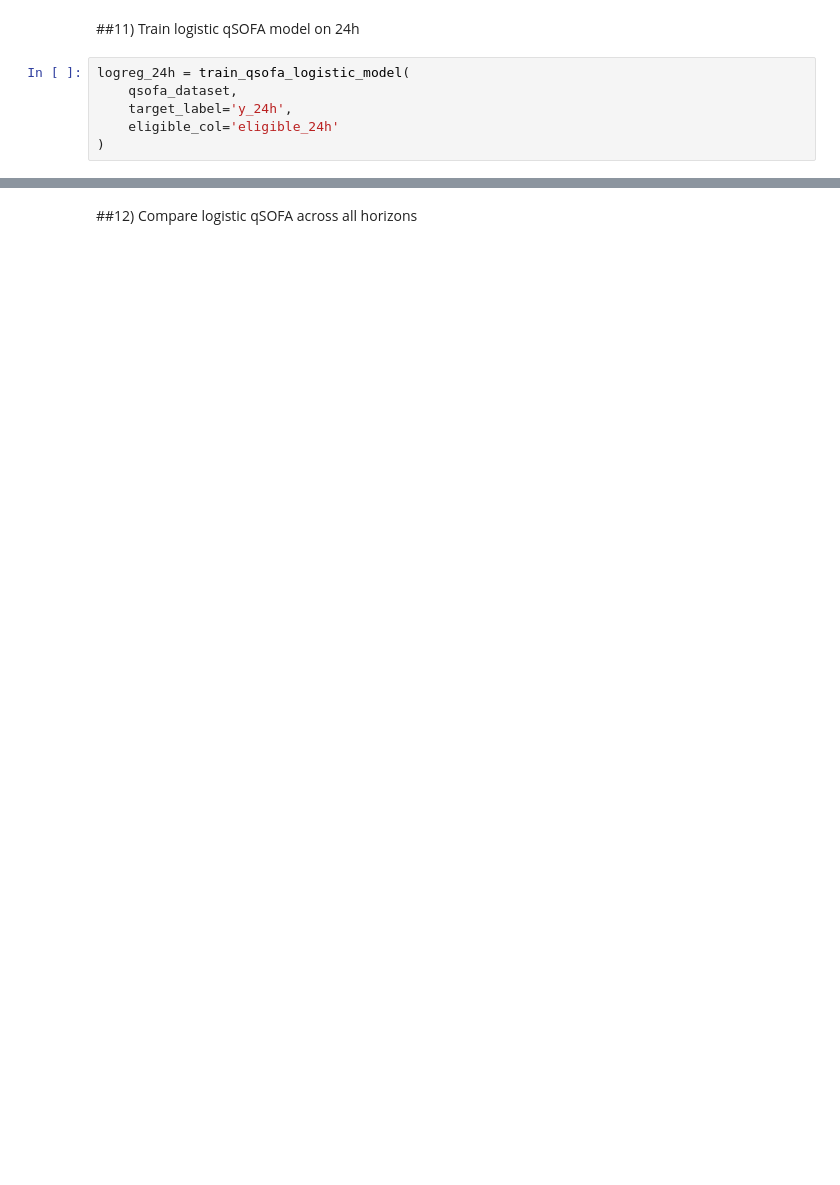
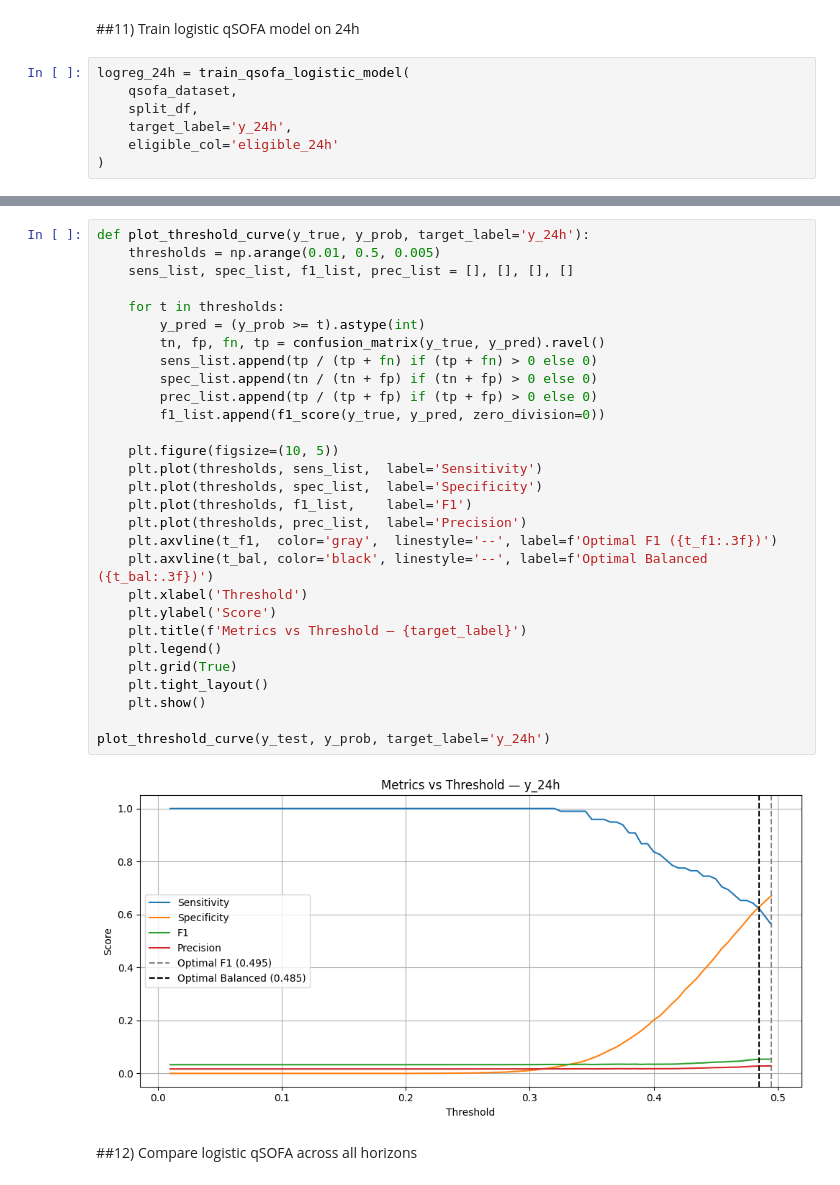
Before and after one commit to hamdikhasawneh/AI-sepsis, a Jupyter notebook: notebooks/03_qsofa_baseline_models.ipynb, the cells around one changed output, grey strips where cells are left out. Cells and saved outputs as stored; diff of their text form; blank space fills up the shorter version.

```diff
--- a/notebooks/03_qsofa_baseline_models.ipynb
+++ b/notebooks/03_qsofa_baseline_models.ipynb
@@ -413,6 +702,7 @@ def train_qsofa_logistic_model(qsofa_dataset, target_label='y_24h', eligible_col
 # %%
 logreg_24h = train_qsofa_logistic_model(
     qsofa_dataset,
+    split_df,
     target_label='y_24h',
     eligible_col='eligible_24h'
 )
@@ -419,3 +807,34 @@ logreg_24h = train_qsofa_logistic_model(
+# %%
+def plot_threshold_curve(y_true, y_prob, target_label='y_24h'):
+    thresholds = np.arange(0.01, 0.5, 0.005)
+    sens_list, spec_list, f1_list, prec_list = [], [], [], []
+
+    for t in thresholds:
+        y_pred = (y_prob >= t).astype(int)
+        tn, fp, fn, tp = confusion_matrix(y_true, y_pred).ravel()
+        sens_list.append(tp / (tp + fn) if (tp + fn) > 0 else 0)
+        spec_list.append(tn / (tn + fp) if (tn + fp) > 0 else 0)
+        prec_list.append(tp / (tp + fp) if (tp + fp) > 0 else 0)
+        f1_list.append(f1_score(y_true, y_pred, zero_division=0))
+
+    plt.figure(figsize=(10, 5))
+    plt.plot(thresholds, sens_list,  label='Sensitivity')
+    plt.plot(thresholds, spec_list,  label='Specificity')
+    plt.plot(thresholds, f1_list,    label='F1')
+    plt.plot(thresholds, prec_list,  label='Precision')
+    plt.axvline(t_f1,  color='gray',  linestyle='--', label=f'Optimal F1 ({t_f1:.3f})')
+    plt.axvline(t_bal, color='black', linestyle='--', label=f'Optimal Balanced ({t_bal:.3f})')
+    plt.xlabel('Threshold')
+    plt.ylabel('Score')
+    plt.title(f'Metrics vs Threshold — {target_label}')
+    plt.legend()
+    plt.grid(True)
+    plt.tight_layout()
+    plt.show()
+
+plot_threshold_curve(y_test, y_prob, target_label='y_24h')
+# %% [output]
+[figure, added]
 # %% [markdown]
 ##12) Compare logistic qSOFA across all horizons
 # %%
```
Also changed, not shown: parts of 20 cells of this notebook.
